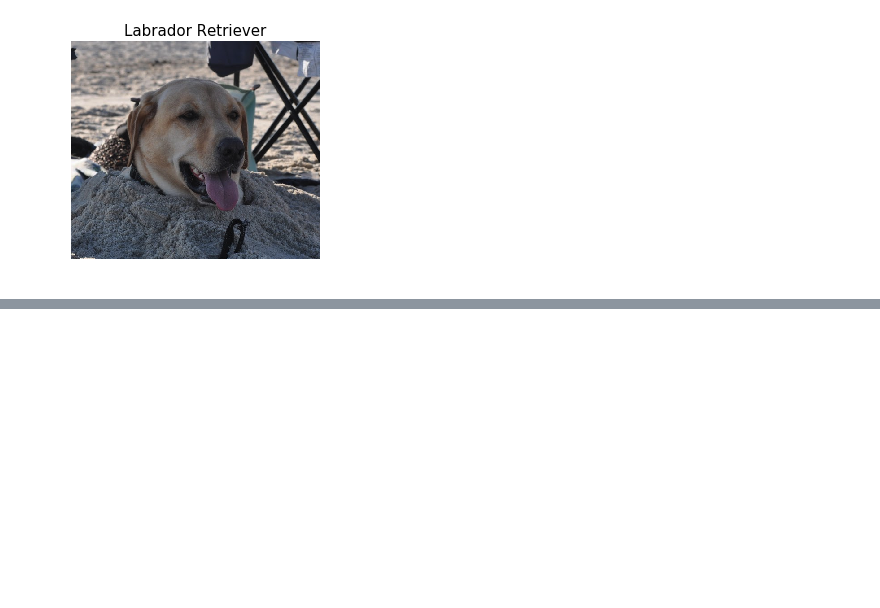
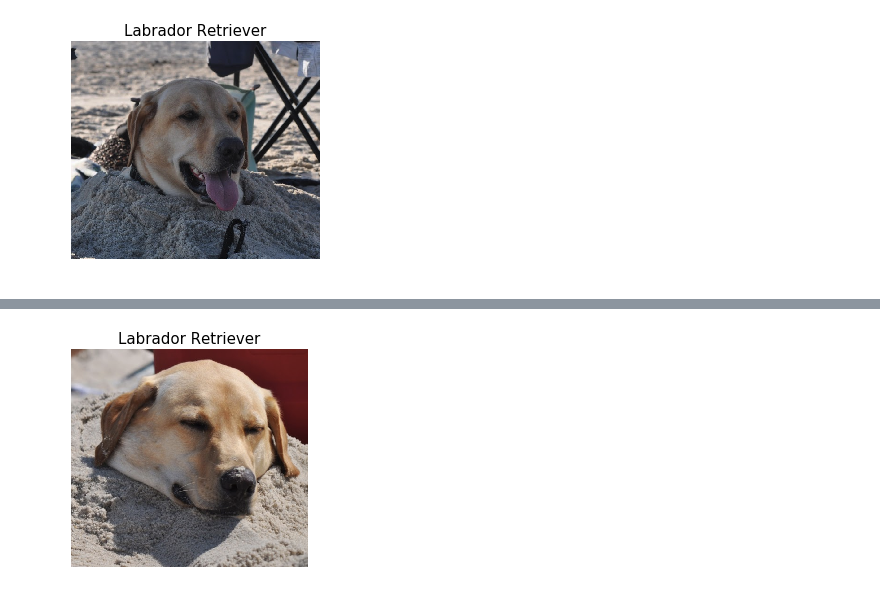
Before and after one commit to aahnn/whos-that-dog, a Jupyter notebook: breed-classifier.ipynb, the cells around one changed output, grey strips where cells are left out. Cells and saved outputs as stored; diff of their text form; code cells hidden in the pictures; blank space fills up the shorter version.

```diff
--- a/breed-classifier.ipynb
+++ b/breed-classifier.ipynb
@@ -238,0 +272,4 @@ predict('buddy2.png', resnet)
+# %%
+classify('buddy5.png', resnet)
+# %% [output]
+[figure, added]
```
Also changed, not shown: parts of 11 cells of this notebook.
